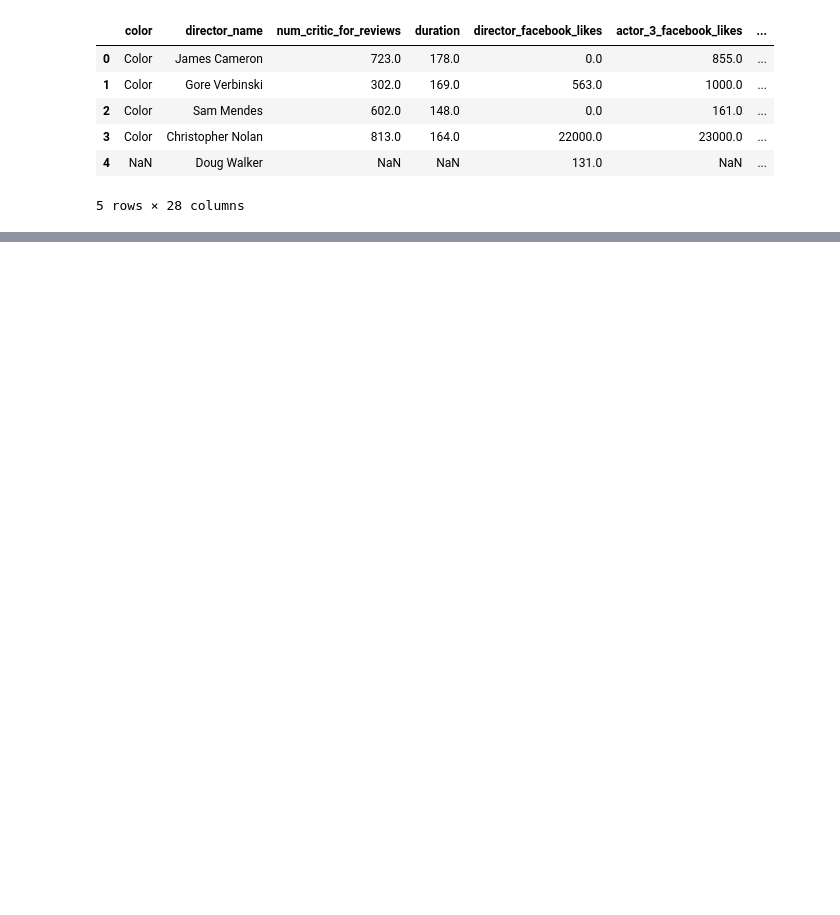
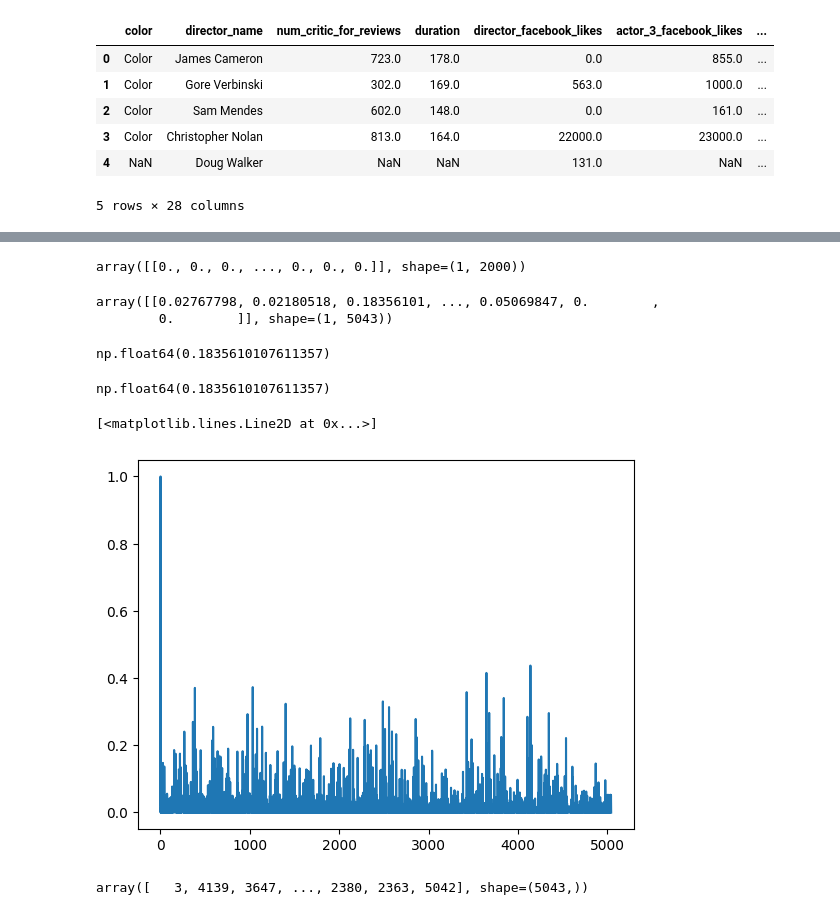
Before and after one commit to beyondAnalysIs/Procesamiento_de_Lenguaje_Natural_NLP, a Jupyter notebook: metodo_TF-IDF/tf_idf.ipynb, the cells around one changed output, grey strips where cells are left out. Cells and saved outputs as stored; diff of their text form; code cells hidden in the pictures; blank space fills up the shorter version.

Commit message:
TF.IDF recomendacion de peliculas 17/09/2025

```diff
--- a/metodo_TF-IDF/tf_idf.ipynb
+++ b/metodo_TF-IDF/tf_idf.ipynb
@@ -35,0 +176,3 @@ df.head()
+# %%
+indice = peliculas['The Dark Knight Rises']
+indice
@@ -35,0 +181,4 @@ df.head()
+# %%
+# consulta
+consulta = X[indice]
+consulta
@@ -35,0 +202,34 @@ df.head()
+# %%
+# convertir a array
+consulta.toarray()
+# %% [output]
+array([[0., 0., 0., ..., 0., 0., 0.]], shape=(1, 2000))
+# %%
+# calcular similitud
+similitud = cosine_similarity(consulta, X)
+similitud
+# %% [output]
+array([[0.02767798, 0.02180518, 0.18356101, ..., 0.05069847, 0.        ,
+        0.        ]], shape=(1, 5043))
+# %%
+similitud[0][2]
+# %% [output]
+np.float64(0.1835610107611357)
+# %%
+# transformando en un array
+similitud = similitud.flatten()
+similitud[2]
+# %% [output]
+np.float64(0.1835610107611357)
+# %%
+# graficando la similitudes
+import matplotlib.pyplot as plt
+plt.plot(similitud)
+# %% [output]
+[<matplotlib.lines.Line2D at 0x...>]
+[figure, added]
+# %%
+# ordenamiento de similitud
+(-similitud).argsort()
+# %% [output]
+array([   3, 4139, 3647, ..., 2380, 2363, 5042], shape=(5043,))
```
Also changed, not shown: parts of 18 cells of this notebook, 5 other files.
